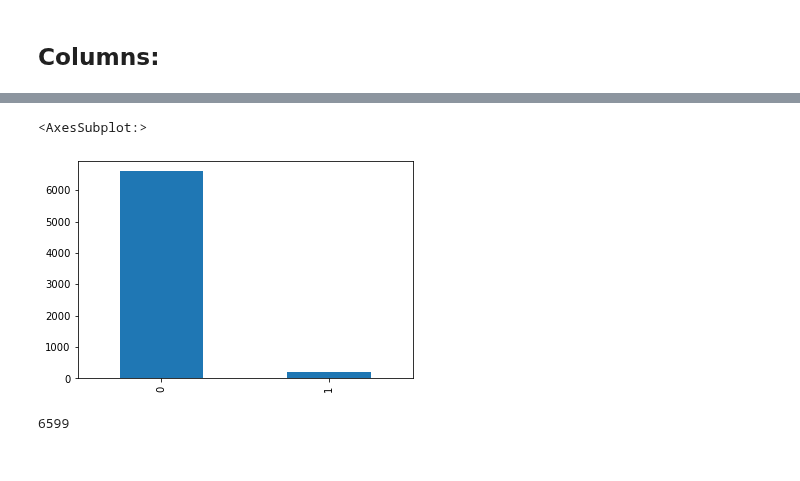
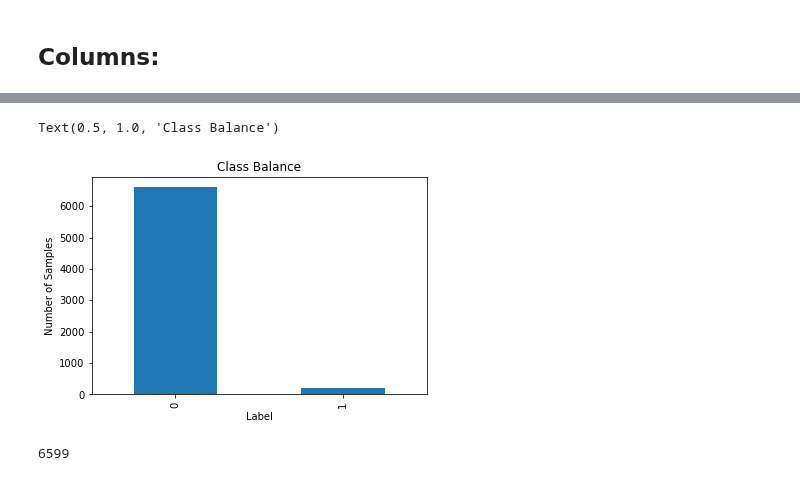
Before and after one commit to Saurabhraj5162/INM701_CW, a Jupyter notebook: notebooks/Training1.ipynb, the cells around one changed output, grey strips where cells are left out. Saved outputs shown, nothing was run; the diff lists cells and outputs as text; code cells hidden in the pictures.

```diff
--- a/notebooks/Training1.ipynb
+++ b/notebooks/Training1.ipynb
@@ -78,10 +79,14 @@ array(['Bankrupt?',
        ' Interest Coverage Ratio (Interest expense to EBIT)',
        ' Net Income Flag', ' Equity to Liability'], dtype=object)
 # %%
+#plotting the distribution of labels:
 df['Bankrupt?'].value_counts().plot(kind='bar')
+plt.xlabel('Label')
+plt.ylabel('Number of Samples')
+plt.title('Class Balance')
 # %% [output]
-<AxesSubplot:>
+Text(0.5, 1.0, 'Class Balance')
-[figure, old version]
+[figure, new version]
 # %%
 len(df[df['Bankrupt?']==0])
 # %% [output]
```
Also changed, not shown: parts of 14 cells of this notebook, 3 other files.
